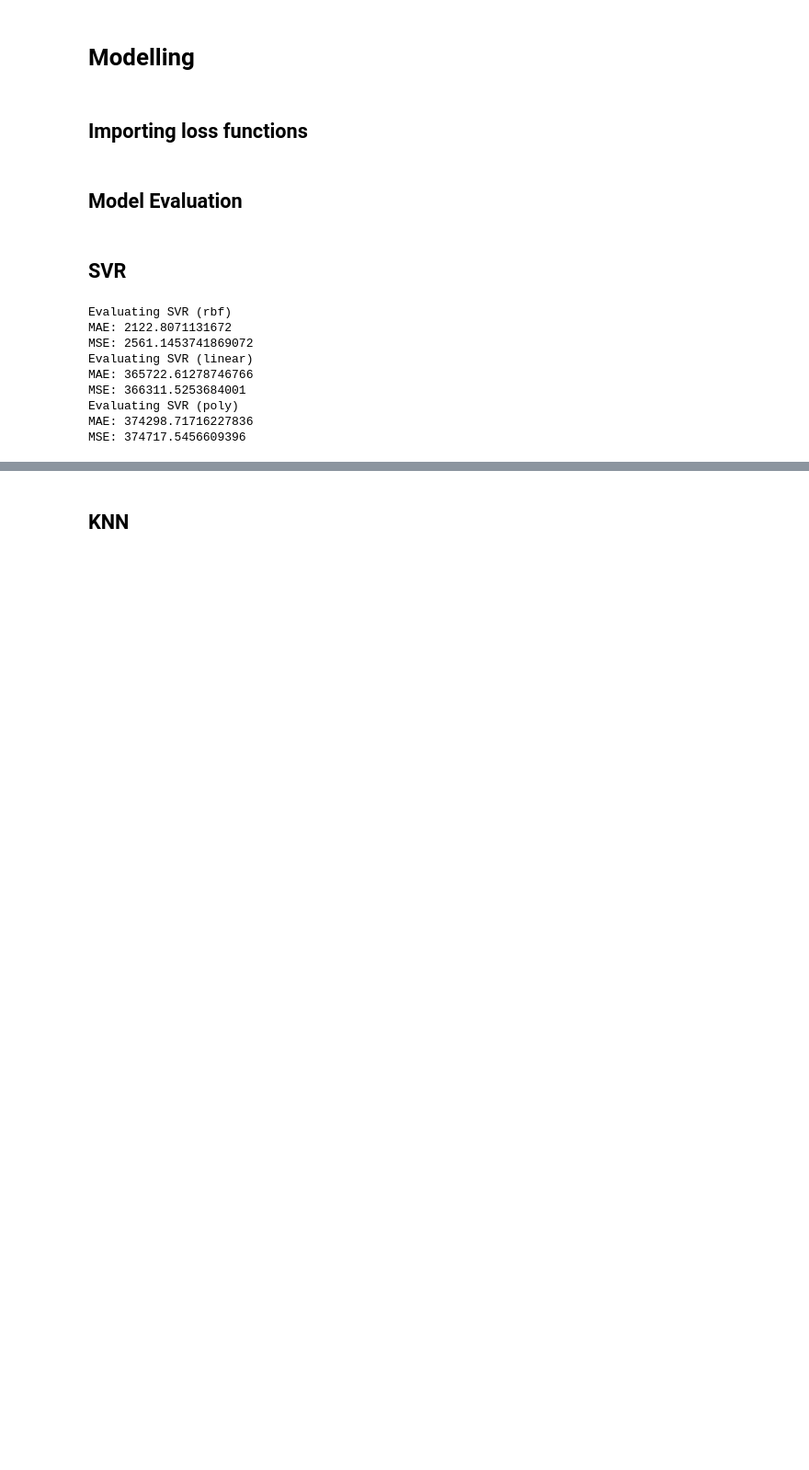
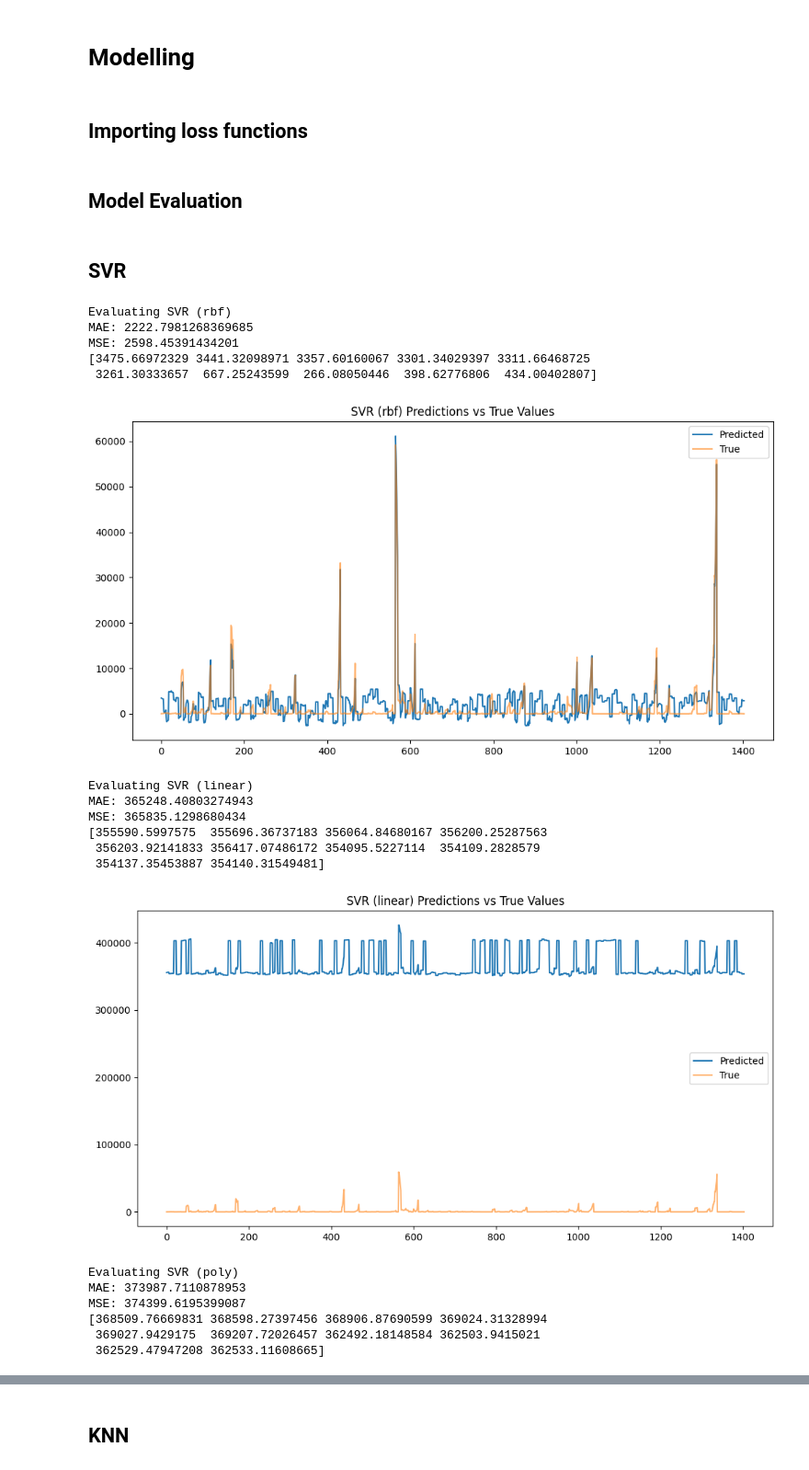
Before and after one commit to MAKEgroup/Covid_19_Propagation, a Jupyter notebook: Project/ML_Modeling.ipynb, the cells around one changed output, grey strips where cells are left out. Shown: that part at 92% size. Saved outputs shown, nothing was run; the diff lists cells and outputs as text; code cells hidden in the pictures; blank space fills up the shorter version.

```diff
--- a/Project/ML_Modeling.ipynb
+++ b/Project/ML_Modeling.ipynb
@@ -211,13 +210,13 @@ def evaluate_model(model, X_train, y_train, X_test, y_test, scaler, model_name):
     # print("Y_test:")
     # print(y_test_rescaled[:10])
     # print("Y_pred:")
-    # print(y_pred[:10])
-    # plt.figure(figsize=(12, 6))
-    # plt.plot(np.arange(len(y_pred)), y_pred, label='Predicted')
-    # plt.plot(np.arange(len(y_pred)), y_test_rescaled, alpha=0.6, label='True')
-    # plt.title(f"{model_name} Predictions vs True Values")
-    # plt.legend()
-    # plt.show()
+    print(y_pred[:10])
+    plt.figure(figsize=(12, 6))
+    plt.plot(np.arange(len(y_pred)), y_pred, label='Predicted')
+    plt.plot(np.arange(len(y_pred)), y_test_rescaled, alpha=0.6, label='True')
+    plt.title(f"{model_name} Predictions vs True Values")
+    plt.legend()
+    plt.show()
 # %% [markdown]
 ## SVR
 # %%
@@ -225,18 +224,29 @@ from sklearn.svm import SVR
 # %%
 # Train and evaluate SVR models
 svrs = [SVR(kernel="rbf", C=50, gamma=0.9, epsilon=0.001),
         SVR(kernel="linear", C=100, gamma="auto"),
         SVR(kernel="poly", C=100, gamma="auto", degree=3, epsilon=0.1, coef0=1)]
 
 for svr in svrs:
-    evaluate_model(svr, X_tr, y_tr, X_val, y_val, min_max_scaler_Y, model_name=f"SVR ({svr.kernel})")
+    evaluate_model(svr, X_tr, y_tr, X_te, y_te, min_max_scaler_Y, model_name=f"SVR ({svr.kernel})")
+    #evaluate_model(svr, X_tr, y_tr, X_val, y_val, min_max_scaler_Y, model_name=f"SVR ({svr.kernel})")
 # %% [output]
 Evaluating SVR (rbf)
-MAE: 2122.8071131672
-MSE: 2561.1453741869072
-Evaluating SVR (linear)
-MAE: 365722.61278746766
-MSE: 366311.5253684001
-Evaluating SVR (poly)
-MAE: 374298.71716227836
-MSE: 374717.5456609396
+MAE: 2222.7981268369685
+MSE: 2598.45391434201
+[3475.66972329 3441.32098971 3357.60160067 3301.34029397 3311.66468725
+ 3261.30333657  667.25243599  266.08050446  398.62776806  434.00402807]
+[figure, added]
+Evaluating SVR (linear)
+MAE: 365248.40803274943
+MSE: 365835.1298680434
+[355590.5997575  355696.36737183 356064.84680167 356200.25287563
+ 356203.92141833 356417.07486172 354095.5227114  354109.2828579
+ 354137.35453887 354140.31549481]
+[figure, added]
+Evaluating SVR (poly)
+MAE: 373987.7110878953
+MSE: 374399.6195399087
+[368509.76669831 368598.27397456 368906.87690599 369024.31328994
+ 369027.9429175  369207.72026457 362492.18148584 362503.9415021
+ 362529.47947208 362533.11608665]
```
Also changed, not shown: parts of 7 cells of this notebook.
